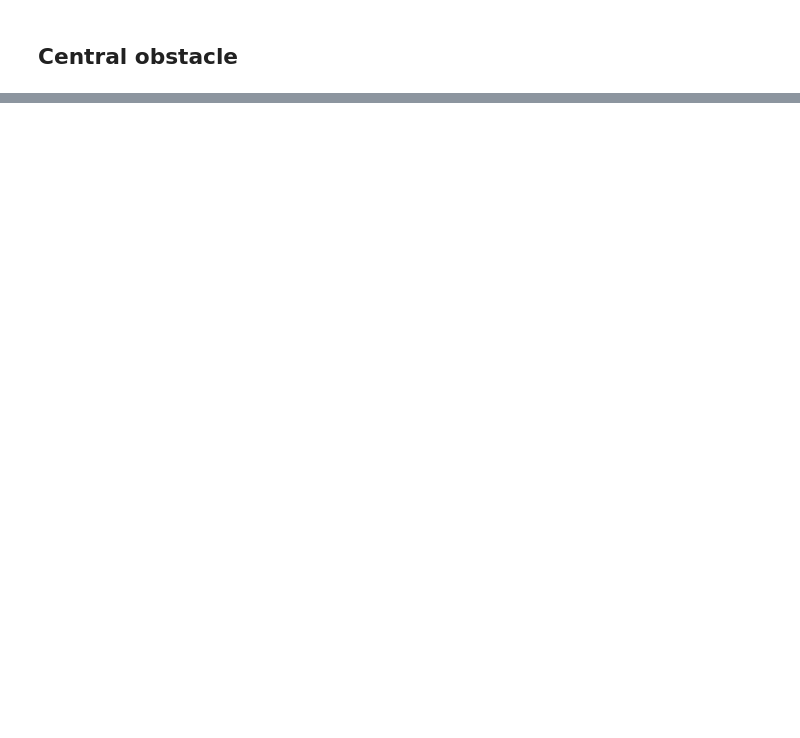
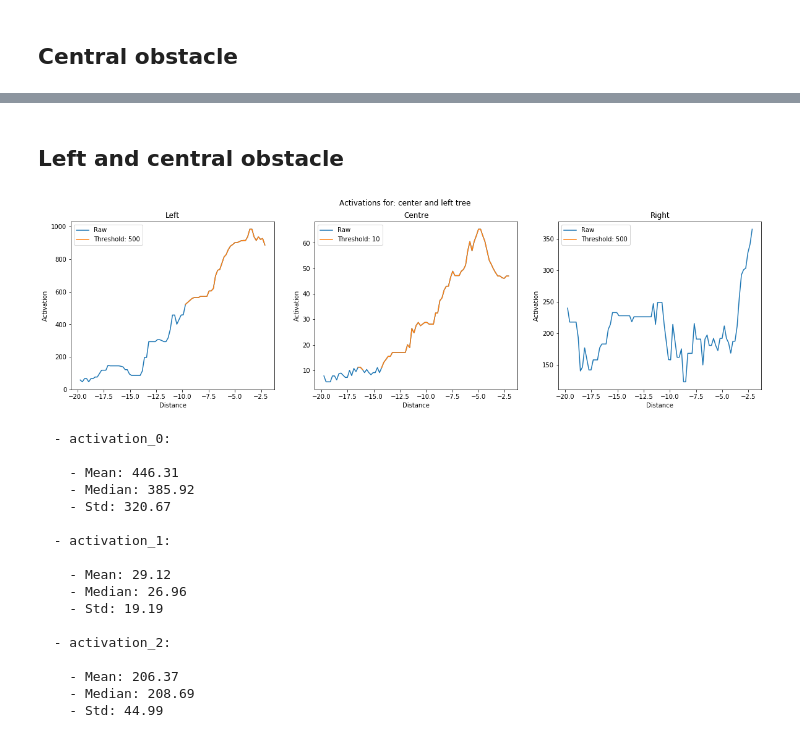
Before and after one commit to joanreyero/pyx4-avoidance, a Jupyter notebook: src/analytics/normalise/analysis.ipynb, the cells around one changed output, grey strips where cells are left out. Cells and saved outputs as stored; diff of their text form; code cells hidden in the pictures; blank space fills up the shorter version.

```diff
--- a/src/analytics/normalise/analysis.ipynb
+++ b/src/analytics/normalise/analysis.ipynb
@@ -110,0 +211,35 @@ TypeError: show() got an unexpected keyword argument 'thr'
+# %% [markdown]
+## Left and central obstacle
+# %%
+data = [
+    {
+        'file': 'csv/0-left-central-obstacle-0.csv',
+        'label': 'center and left tree'
+    }
+]
+
+df = make_df(data)
+df = add_threshold(df, ACT0, thrs[0])
+df = add_threshold(df, ACT1, thrs[1])
+df = add_threshold(df, ACT2, thrs[2])
+
+show(df, thr=thrs)
+# %% [output]
+[figure, added]
+  - activation_0:
+
+    - Mean: 446.31
+    - Median: 385.92
+    - Std: 320.67
+
+  - activation_1:
+
+    - Mean: 29.12
+    - Median: 26.96
+    - Std: 19.19
+
+  - activation_2:
+
+    - Mean: 206.37
+    - Median: 208.69
+    - Std: 44.99
```
Also changed, not shown: parts of 21 cells of this notebook, 10 other files.
